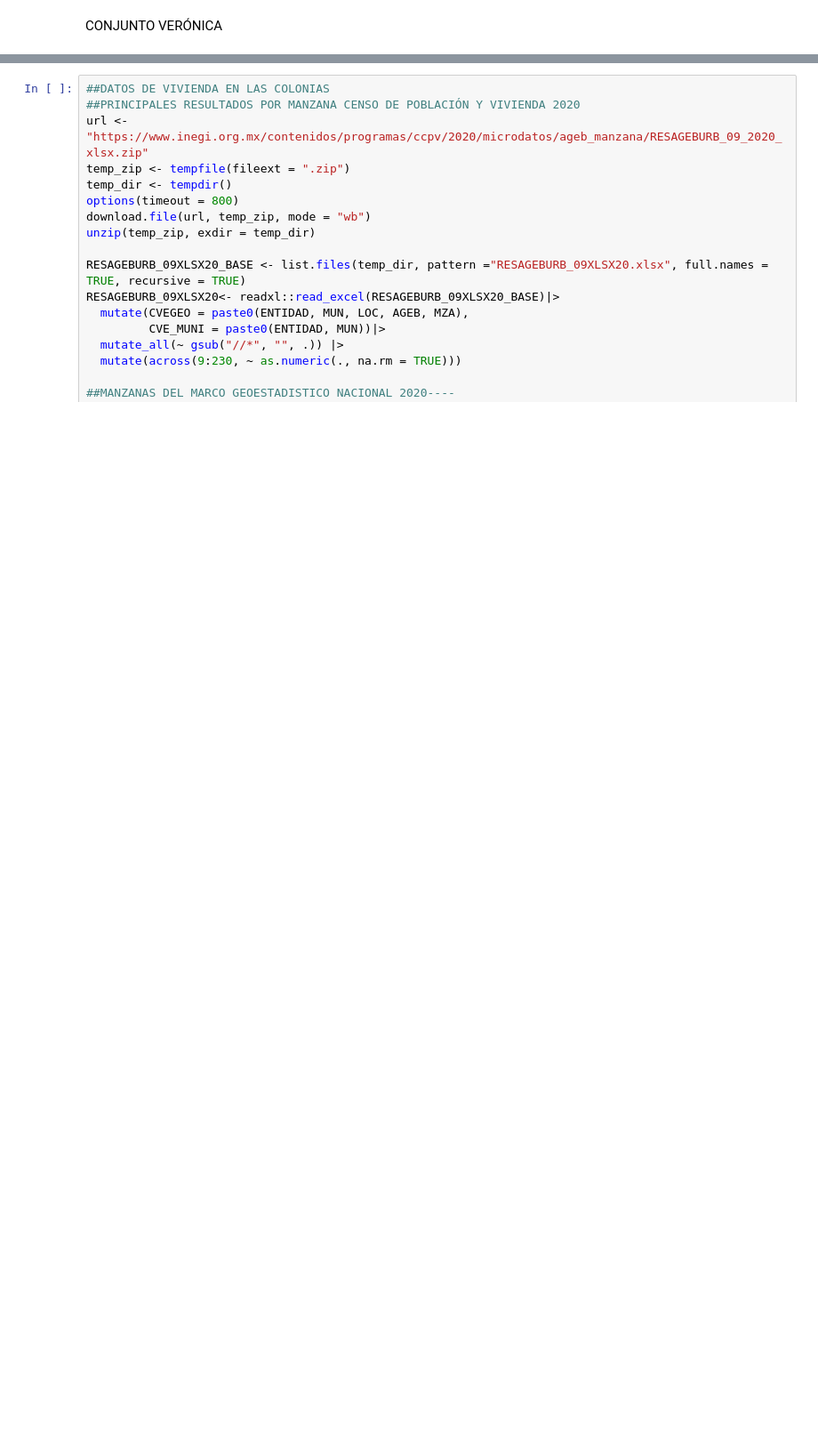
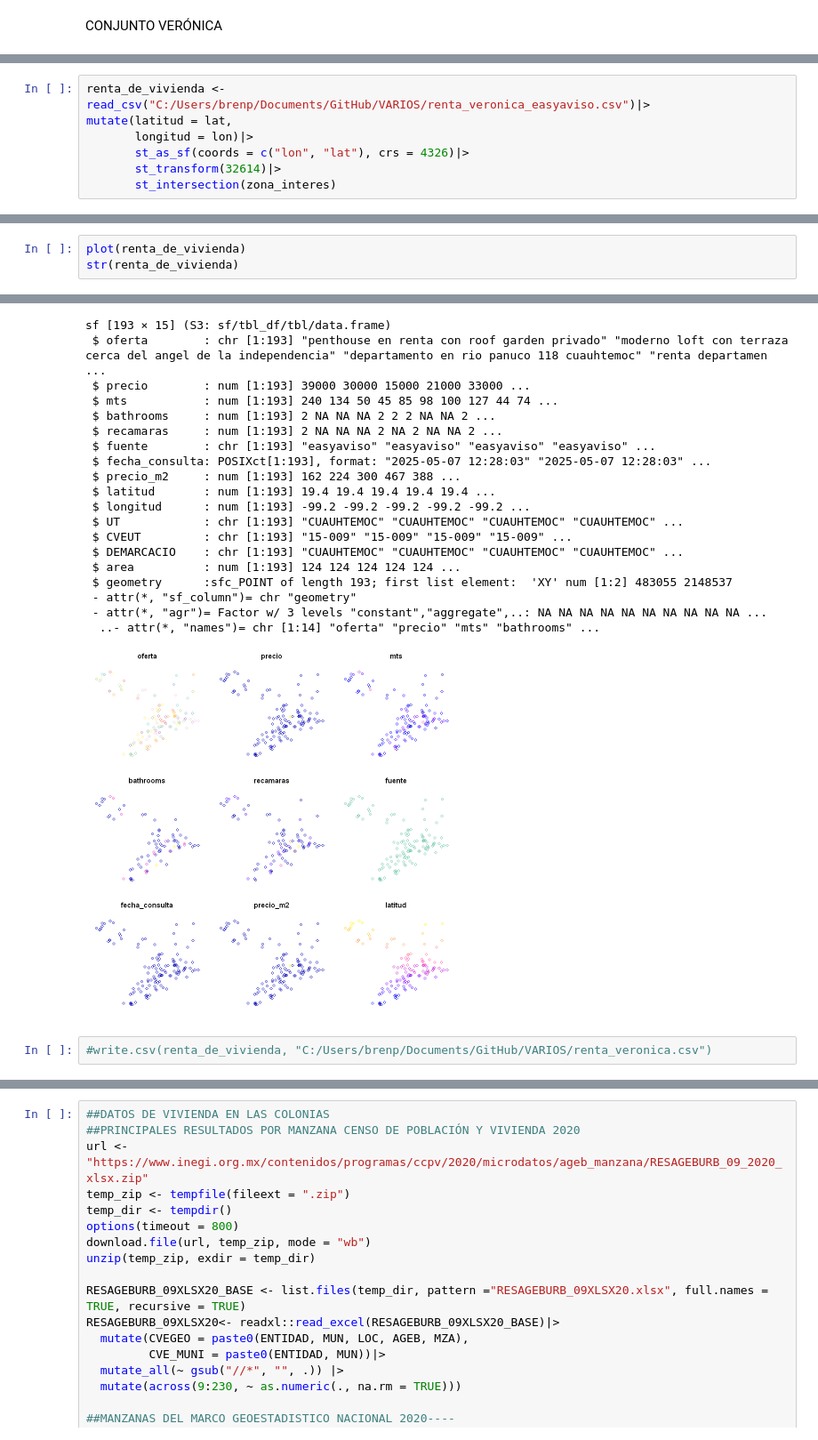
Before and after one commit to andimcfl/VARIOS, a Jupyter notebook: CONJUNTO VERONICA.ipynb, the cells around one changed output, grey strips where cells are left out. Shown: that part at 89% size. Drawn from its saved outputs; the diff is of its cells as text; blank space fills up the shorter version.

```diff
--- a/CONJUNTO VERONICA.ipynb
+++ b/CONJUNTO VERONICA.ipynb
@@ -52,0 +99,7 @@ zona_interes <- colonias %>%
+# %%
+renta_de_vivienda <- read_csv("C:/Users/brenp/Documents/GitHub/VARIOS/renta_veronica_easyaviso.csv")|>
+mutate(latitud = lat,
+       longitud = lon)|>
+       st_as_sf(coords = c("lon", "lat"), crs = 4326)|>
+       st_transform(32614)|>
+       st_intersection(zona_interes)
@@ -52,0 +118,4 @@ zona_interes <- colonias %>%
+# %%
+plot(renta_de_vivienda)
+str(renta_de_vivienda)
+# %% [output]
@@ -52,0 +124,22 @@ zona_interes <- colonias %>%
+sf [193 × 15] (S3: sf/tbl_df/tbl/data.frame)
+ $ oferta        : chr [1:193] "penthouse en renta con roof garden privado" "moderno loft con terraza cerca del angel de la independencia" "departamento en rio panuco 118 cuauhtemoc" "renta departamen ...
+ $ precio        : num [1:193] 39000 30000 15000 21000 33000 ...
+ $ mts           : num [1:193] 240 134 50 45 85 98 100 127 44 74 ...
+ $ bathrooms     : num [1:193] 2 NA NA NA 2 2 2 NA NA 2 ...
+ $ recamaras     : num [1:193] 2 NA NA NA 2 NA 2 NA NA 2 ...
+ $ fuente        : chr [1:193] "easyaviso" "easyaviso" "easyaviso" "easyaviso" ...
+ $ fecha_consulta: POSIXct[1:193], format: "2025-05-07 12:28:03" "2025-05-07 12:28:03" ...
+ $ precio_m2     : num [1:193] 162 224 300 467 388 ...
+ $ latitud       : num [1:193] 19.4 19.4 19.4 19.4 19.4 ...
+ $ longitud      : num [1:193] -99.2 -99.2 -99.2 -99.2 -99.2 ...
+ $ UT            : chr [1:193] "CUAUHTEMOC" "CUAUHTEMOC" "CUAUHTEMOC" "CUAUHTEMOC" ...
+ $ CVEUT         : chr [1:193] "15-009" "15-009" "15-009" "15-009" ...
+ $ DEMARCACIO    : chr [1:193] "CUAUHTEMOC" "CUAUHTEMOC" "CUAUHTEMOC" "CUAUHTEMOC" ...
+ $ area          : num [1:193] 124 124 124 124 124 ...
+ $ geometry      :sfc_POINT of length 193; first list element:  'XY' num [1:2] 483055 2148537
+ - attr(*, "sf_column")= chr "geometry"
+ - attr(*, "agr")= Factor w/ 3 levels "constant","aggregate",..: NA NA NA NA NA NA NA NA NA NA ...
+  ..- attr(*, "names")= chr [1:14] "oferta" "precio" "mts" "bathrooms" ...
+[figure, added]
+# %%
+#write.csv(renta_de_vivienda, "C:/Users/brenp/Documents/GitHub/VARIOS/renta_veronica.csv")
```
Also changed, not shown: parts of 16 cells of this notebook, 6 other files.
